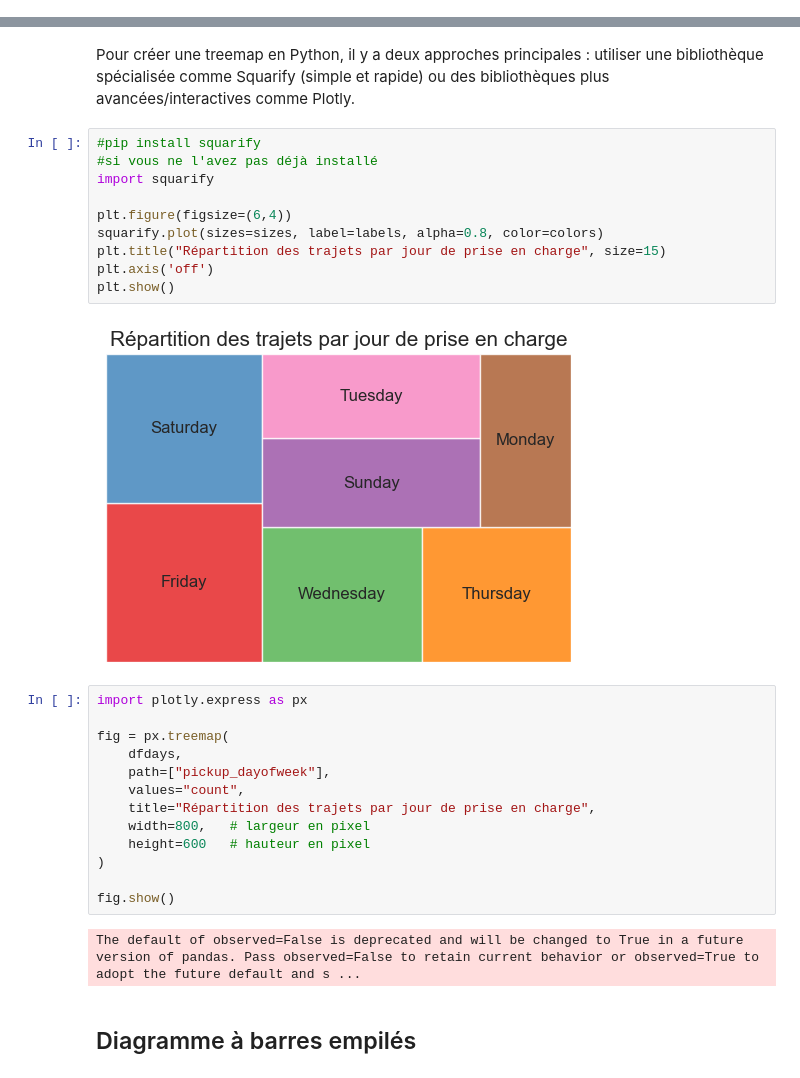
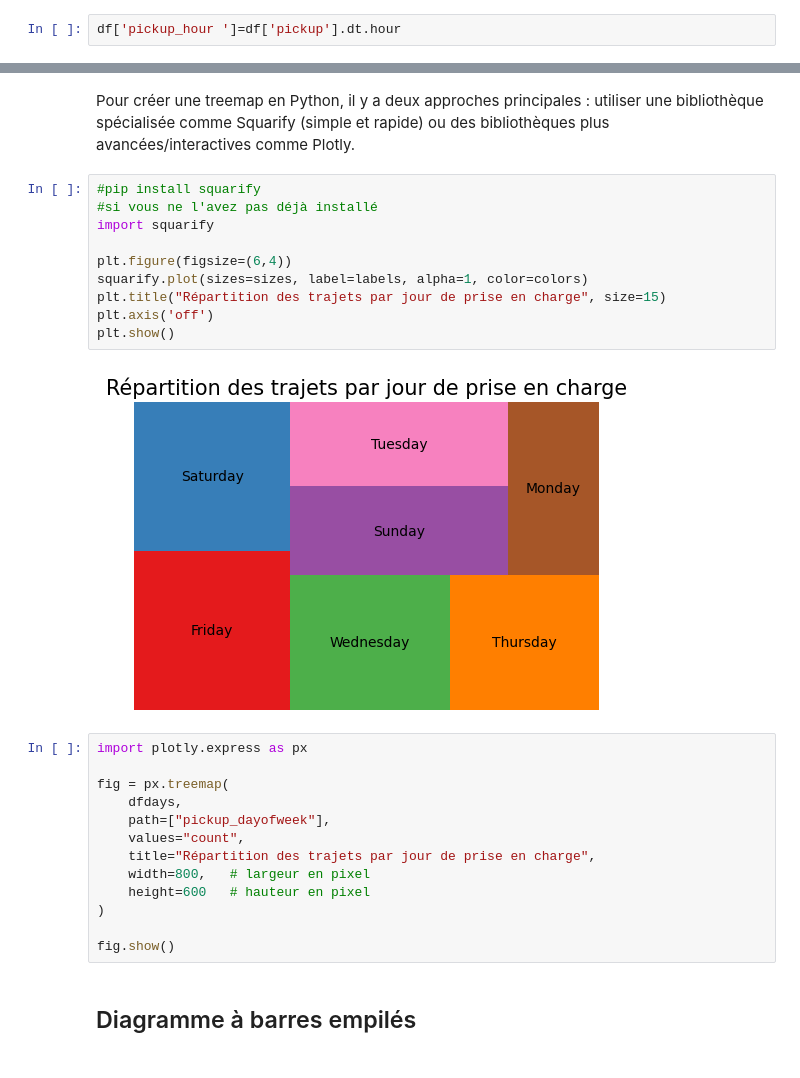
Before and after one commit to FlorianaGargiulo/Python4SHS, a Jupyter notebook: 8_visualization.ipynb, the cells around one changed output, grey strips where cells are left out. Cells and saved outputs as stored; diff of their text form.

```diff
--- a/8_visualization.ipynb
+++ b/8_visualization.ipynb
@@ -49,3 +101,5 @@ df.head()
 | 2 | 2019-03-27 17:53:01 | 2019-03-27 18:00:25 | 1 | 1.37 | 7.5 | 2.36 | 0.0 | 14.16 | yellow | credit card | ... |
 | 3 | 2019-03-10 01:23:59 | 2019-03-10 01:49:51 | 1 | 7.70 | 27.0 | 6.15 | 0.0 | 36.95 | yellow | credit card | ... |
 | 4 | 2019-03-30 13:27:42 | 2019-03-30 13:37:14 | 3 | 2.16 | 9.0 | 1.10 | 0.0 | 13.40 | yellow | credit card | ... |
+# %%
+df['pickup_hour ']=df['pickup'].dt.hour
@@ -281,15 +407,15 @@ Pour créer une treemap en Python, il y a deux approches principales : utiliser
 # %%
 #pip install squarify
 #si vous ne l'avez pas déjà installé
 import squarify
 
 plt.figure(figsize=(6,4))
-squarify.plot(sizes=sizes, label=labels, alpha=0.8, color=colors)
+squarify.plot(sizes=sizes, label=labels, alpha=1, color=colors)
 plt.title("Répartition des trajets par jour de prise en charge", size=15)
 plt.axis('off')
 plt.show()
 # %% [output]
-[figure, old version]
+[figure, new version]
 # %%
 import plotly.express as px
 
@@ -303,8 +429,6 @@ fig = px.treemap(
 )
 
 fig.show()
-# %% [output]
-The default of observed=False is deprecated and will be changed to True in a future version of pandas. Pass observed=False to retain current behavior or observed=True to adopt the future default and s ...
 # %% [markdown]
 ## Diagramme à barres empilés
 # %%
```
Also changed, not shown: parts of 31 cells of this notebook.
